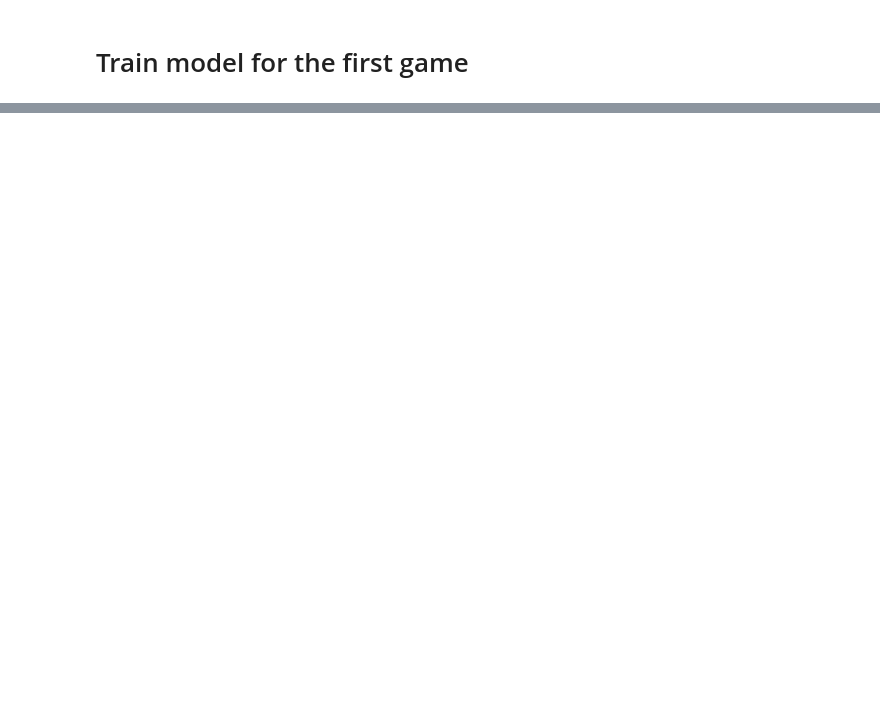
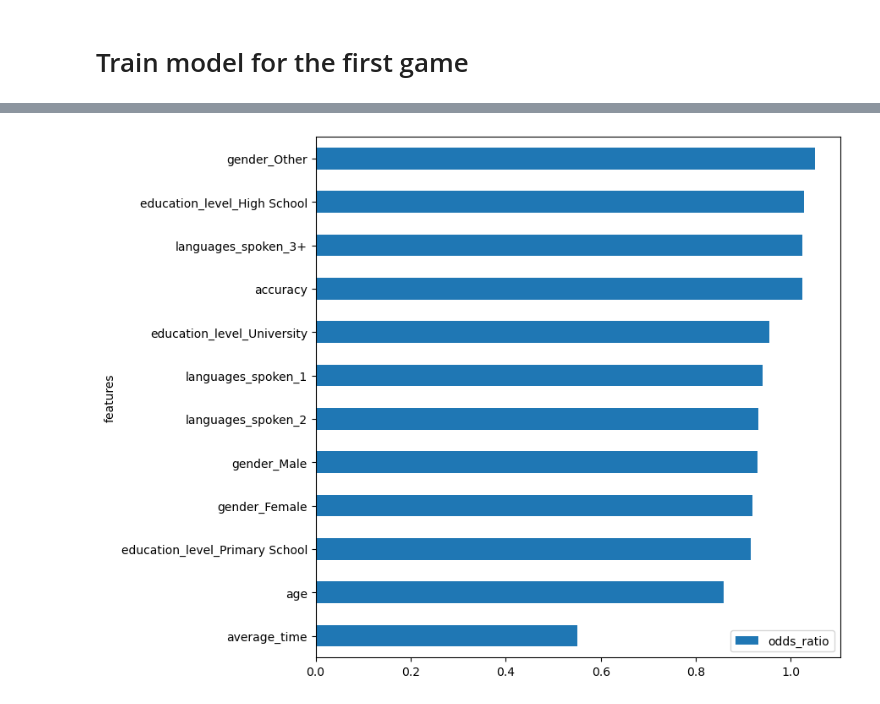
Before and after one commit to carmenvilanova/SeniorTrAIning, a Jupyter notebook: main_data/notebooks/main_notebook.ipynb, the cells around one changed output, grey strips where cells are left out. Saved outputs shown, nothing was run; the diff lists cells and outputs as text; code cells hidden in the pictures; blank space fills up the shorter version.

```diff
--- a/main_data/notebooks/main_notebook.ipynb
+++ b/main_data/notebooks/main_notebook.ipynb
@@ -288,0 +311,8 @@ F1: 0.5391897658529295
+# %%
+# Class 0
+df_2 = pd.DataFrame({"features": features,
+                     "coefs": coefficients_class_2})
+df_2["odds_ratio"] = np.exp(df_2.coefs)
+df_2 = df_2.sort_values("odds_ratio", ascending=True).plot(x="features", y="odds_ratio", kind="barh", figsize=(8,8))
+# %% [output]
+[figure, added]
```
Also changed, not shown: parts of 11 cells of this notebook.
